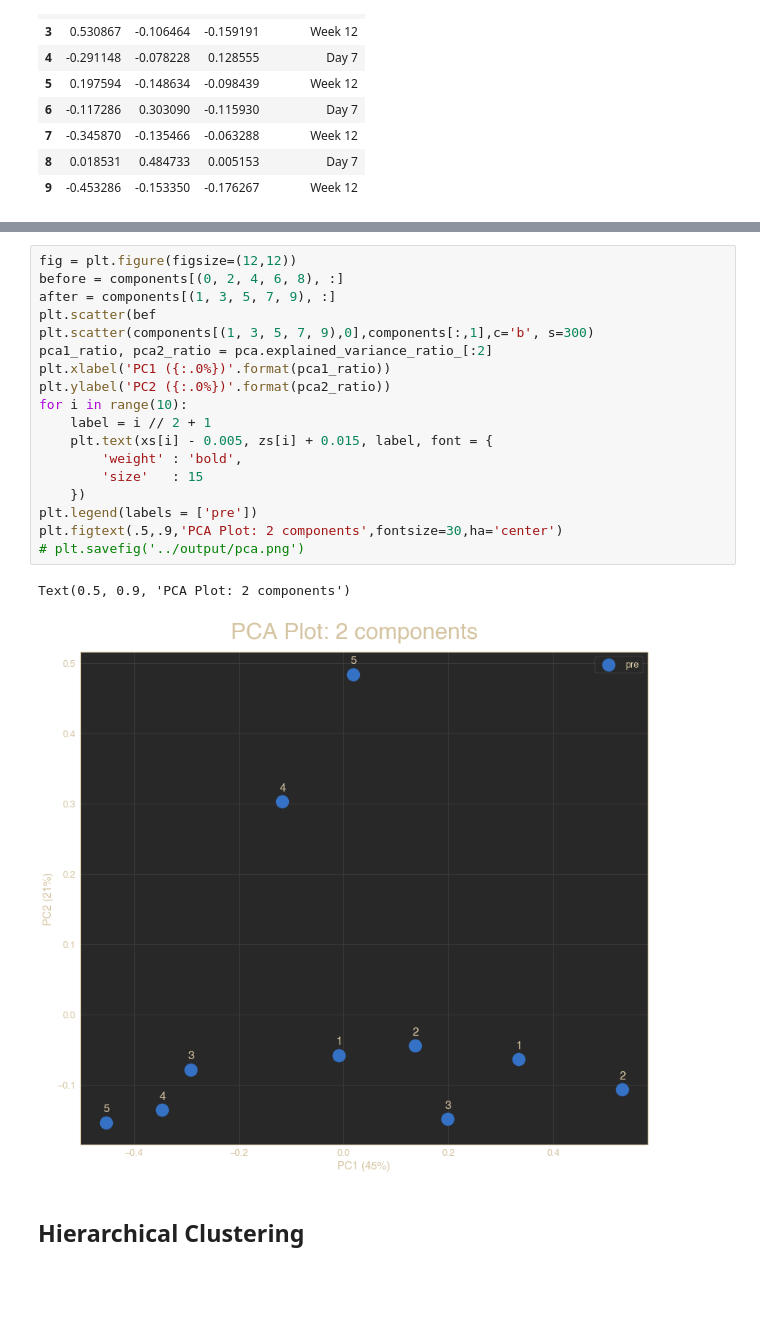
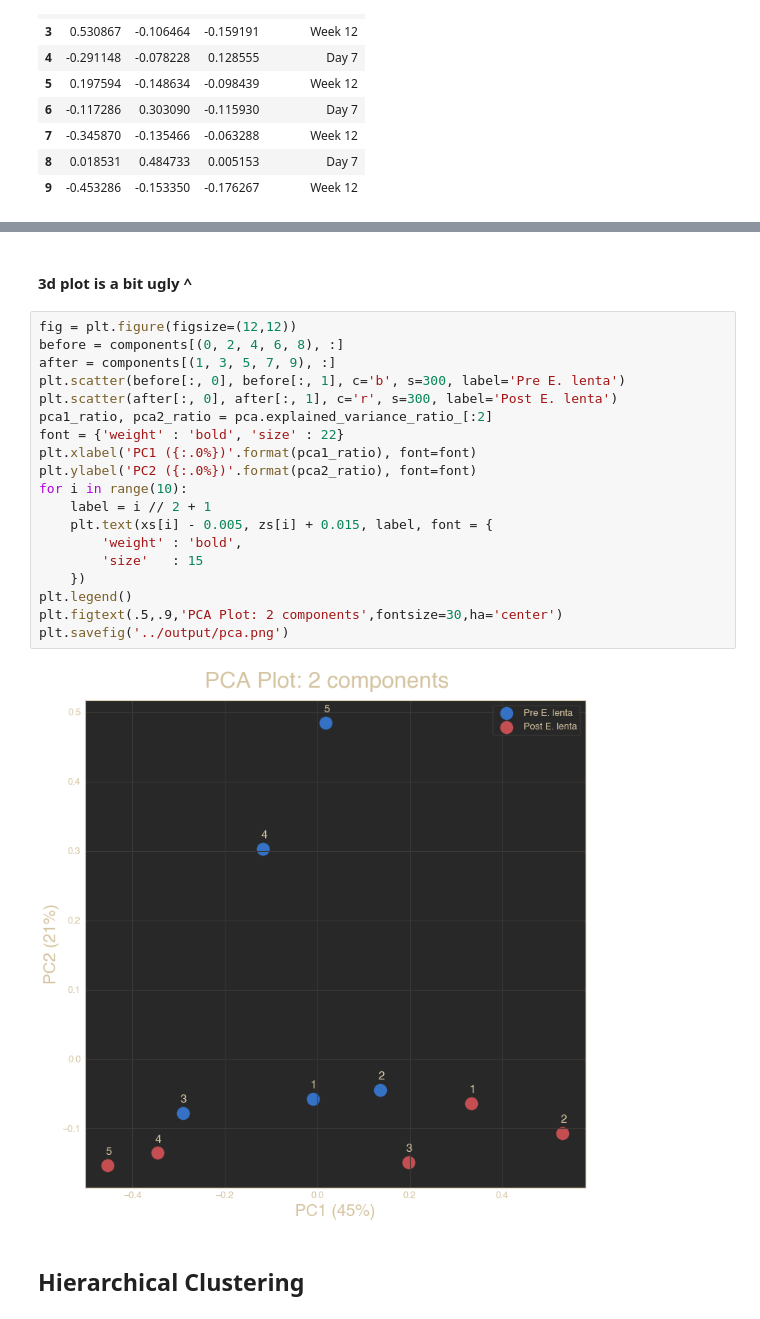
Before and after one commit to danielchang2002/FecalMetabolomics, a Jupyter notebook: notebooks/DataVisualization.ipynb, the cells around one changed output, grey strips where cells are left out. Drawn from its saved outputs; the diff is of its cells as text; blank space fills up the shorter version.

```diff
--- a/notebooks/DataVisualization.ipynb
+++ b/notebooks/DataVisualization.ipynb
@@ -104,24 +89,26 @@ array([[-0.00987752, -0.05789113,  0.25512169],
+# %% [markdown]
+#### 3d plot is a bit ugly ^
 # %%
 fig = plt.figure(figsize=(12,12))
 before = components[(0, 2, 4, 6, 8), :]
 after = components[(1, 3, 5, 7, 9), :]
-plt.scatter(bef
-plt.scatter(components[(1, 3, 5, 7, 9),0],components[:,1],c='b', s=300)
+plt.scatter(before[:, 0], before[:, 1], c='b', s=300, label='Pre E. lenta')
+plt.scatter(after[:, 0], after[:, 1], c='r', s=300, label='Post E. lenta')
 pca1_ratio, pca2_ratio = pca.explained_variance_ratio_[:2]
-plt.xlabel('PC1 ({:.0%})'.format(pca1_ratio))
-plt.ylabel('PC2 ({:.0%})'.format(pca2_ratio))
+font = {'weight' : 'bold', 'size' : 22}
+plt.xlabel('PC1 ({:.0%})'.format(pca1_ratio), font=font)
+plt.ylabel('PC2 ({:.0%})'.format(pca2_ratio), font=font)
 for i in range(10):
     label = i // 2 + 1
     plt.text(xs[i] - 0.005, zs[i] + 0.015, label, font = {
         'weight' : 'bold',
         'size'   : 15
     })
-plt.legend(labels = ['pre'])
+plt.legend()
 plt.figtext(.5,.9,'PCA Plot: 2 components',fontsize=30,ha='center')
-# plt.savefig('../output/pca.png')
+plt.savefig('../output/pca.png')
 # %% [output]
-Text(0.5, 0.9, 'PCA Plot: 2 components')
-[figure, old version]
+[figure, new version]
 # %% [markdown]
 ## Hierarchical Clustering
 # %%
```
Also changed, not shown: parts of 3 cells of this notebook.
